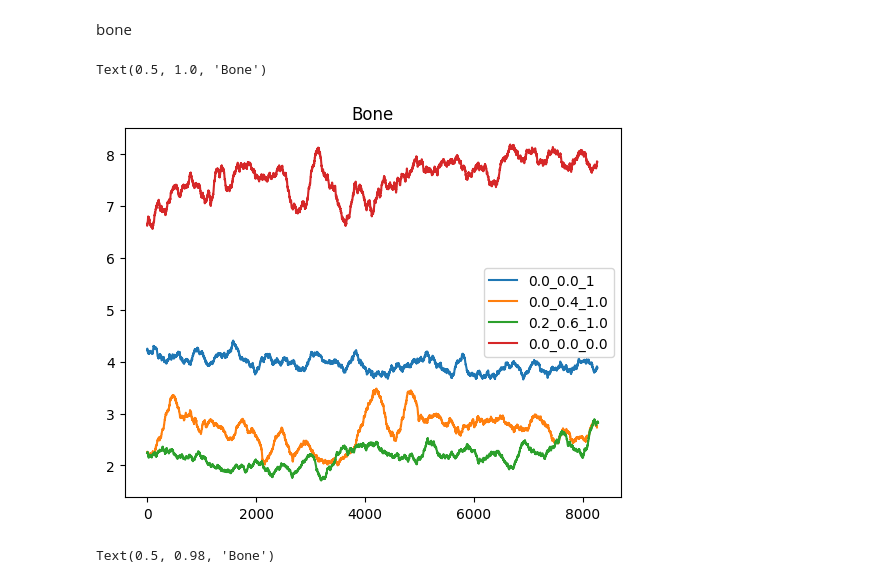
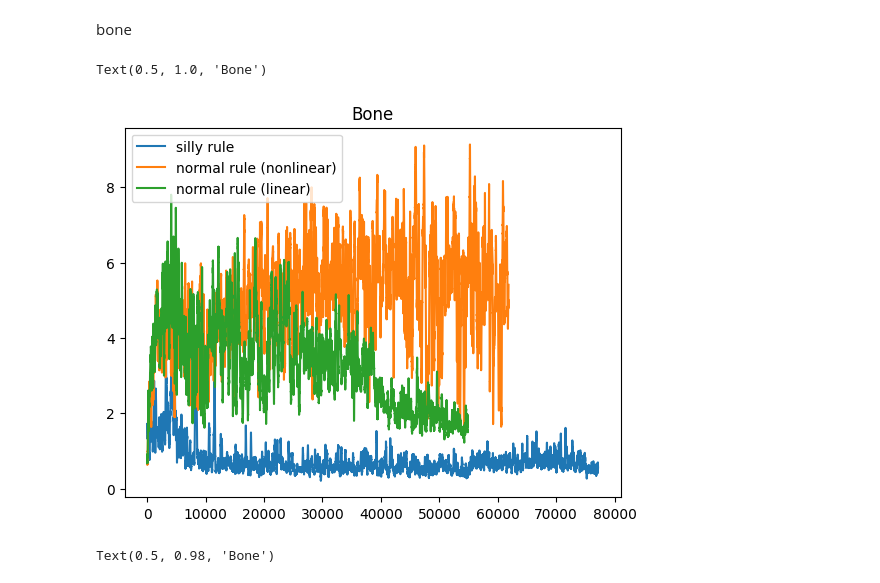
Before and after one commit to social-ai-uoft/sorrel, a Jupyter notebook: examples/state_punishment/analysis/analysis_v2.ipynb, the cells around one changed output. Saved outputs shown, nothing was run; the diff lists cells and outputs as text; code cells hidden in the pictures.

```diff
--- a/examples/state_punishment/analysis/analysis_v2.ipynb
+++ b/examples/state_punishment/analysis/analysis_v2.ipynb
@@ -403,8 +409,8 @@ Text(0.5, 1.0, 'Mean R')
 fig, axes = plt.subplots(1, len(labels), figsize=(4*len(labels),4))
 wsize = 200
 for i in range(len(labels)):
-    for j in range(len(collective_rs[i])):
-        axes[i].plot(rolling_average(collective_rs[i][j], wsize))
+    for j in range(len(collective_processed[i])):
+        axes[i].plot(rolling_average(collective_processed[i][j], wsize))
     axes[i].set_title(labels[i])
 plt.suptitle('Reward')
 # %% [output]
@@ -481,10 +500,11 @@ collective_processed = [[np.array(list(itertools.chain(*agent_condition_data)))
 collective_ = [np.mean(trim_and_calculate_mean(collective_processed[i]), axis=0) for i in range(len(collective_processed))]
 # %%
 labels = ['2 Aagents', '3 Aagents', '6 Aagents']
-
+labels = ['single_view & simple_actions', 'single_view & compound_actions', 'stacked_views & simple_actions', 'stacked_views & compound_actions']
+labels = ['silly rule', 'normal rule (nonlinear)', 'normal rule (linear)']
 
 alpha = 0.2
-wsize = 50
+wsize = 100
 for ixs, d in enumerate(collective_):
     # plt.plot(exponential_moving_average(d, alpha), label=labels[ixs])
     plt.plot(rolling_average(d, wsize), label=labels[ixs])
@@ -581,10 +613,12 @@ collective_processed = [[np.array(list(itertools.chain(*agent_condition_data)))
 collective_ = [np.mean(trim_and_calculate_mean(collective_processed[i]), axis=0) for i in range(len(collective_processed))]
 # %%
 labels = ['2 Aagents', '3 Aagents', '6 Aagents']
+labels = ['single_view & simple_actions', 'single_view & compound_actions', 'stacked_views & simple_actions', 'stacked_views & compound_actions']
+labels = ['silly rule', 'normal rule (nonlinear)', 'normal rule (linear)']
 
 
 alpha = 0.2
-wsize = 200
+wsize = 100
 for ixs, d in enumerate(collective_):
     # plt.plot(exponential_moving_average(d, alpha), label=labels[ixs])
     plt.plot(rolling_average(d, wsize), label=labels[ixs])
@@ -639,22 +673,33 @@ for ixs, folder in enumerate(folders):
 collective_ = [np.mean(collective[i], axis=0) for i in range(len(collective))]
 # %%
 # combine different checkpoints
+# folders_1 = [
+#     'testvote_withseparateTime_boostrap_withEndDone_test2agents_20241219-11121734627418',
+#     'testvote_withseparateTime_boostrap_withEndDone_test3agents_20241209-21121733796887',
+#     'testvote_withseparateTime_boostrap_withEndDone_test6agents_20241211-09121733926918',
+# ]
+
+# folders_2 = [
+#     '',
+#     '',
+#     'testvote_withseparateTime_boostrap_withEndDone_test6agents_resume_20241219-11121734626833'
+# ]
 folders_1 = [
-    'testvote_withseparateTime_boostrap_withEndDone_test2agents_20241219-11121734627418',
-    'testvote_withseparateTime_boostrap_withEndDone_test3agents_20241209-21121733796887',
-    'testvote_withseparateTime_boostrap_withEndDone_test6agents_20241211-09121733926918',
+    'test_study1__dynamic_stacked_view_simple_actions_3agents_respawn_0.04_v0_20250301-17031740866784',
+    'test_study1__fixed_only_taboo_stacked_view_simple_actions_3agents_respawn_0.04_v0_20250302-17031740953710',
+    'test_study1__nondynamic_stacked_view_simple_actions_3agents_respawn_0.04_v0_20250228-11021740761664'
 ]
-
 folders_2 = [
+    'test_study1__dynamic_stacked_view_simple_actions_3agents_respawn_0.04_v0_s2_20250304-11031741106683'
     '',
-    '',
-    'testvote_withseparateTime_boostrap_withEndDone_test6agents_resume_20241219-11121734626833'
+    ''
 ]
-
 folders_all = [folders_1, folders_2]
 
 entity_name = 'Bone'
 agents_num = [2,3,6] # specify the number of agents in each condition
+agents_num = [3, 3,3, 3]
+
 collective = [[[] for _ in range(agents_num[folder_ixs])] for folder_ixs in range(len(folders_1))]
 
 
@@ -681,18 +726,19 @@ collective_processed = [[np.array(list(itertools.chain(*agent_condition_data)))
 collective_ = [np.mean(trim_and_calculate_mean(collective_processed[i]), axis=0) for i in range(len(collective_processed))]
 # %%
 labels = ['2 Aagents', '3 Aagents', '6 Aagents']
+labels = ['silly rule', 'normal rule (nonlinear)', 'normal rule (linear)']
 
 
 alpha = 0.2
-wsize = 200
+wsize = 100
 for ixs, d in enumerate(collective_):
     # plt.plot(exponential_moving_average(d, alpha), label=labels[ixs])
     plt.plot(rolling_average(d, wsize), label=labels[ixs])
 plt.legend()
 plt.title('Bone')
 # %% [output]
 Text(0.5, 1.0, 'Bone')
-[figure, old version]
+[figure, new version]
 # %%
 fig, axes = plt.subplots(1, len(labels), figsize=(4*len(labels),4))
 wsize = 500
```
Also changed, not shown: parts of 20 cells of this notebook, 8 other files.
